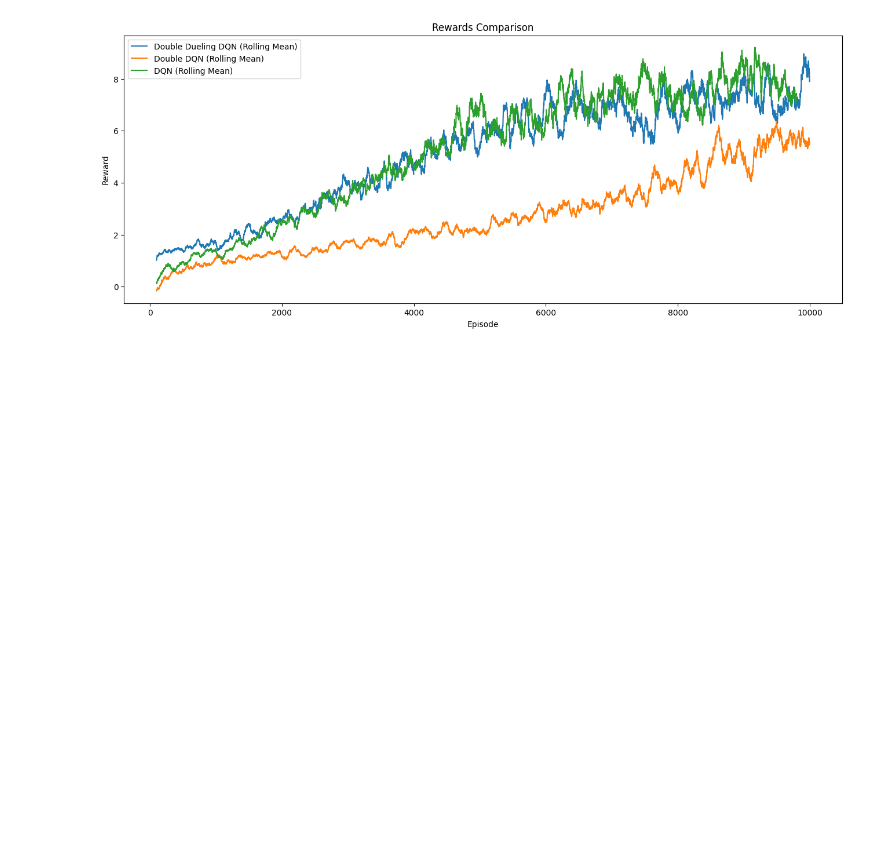
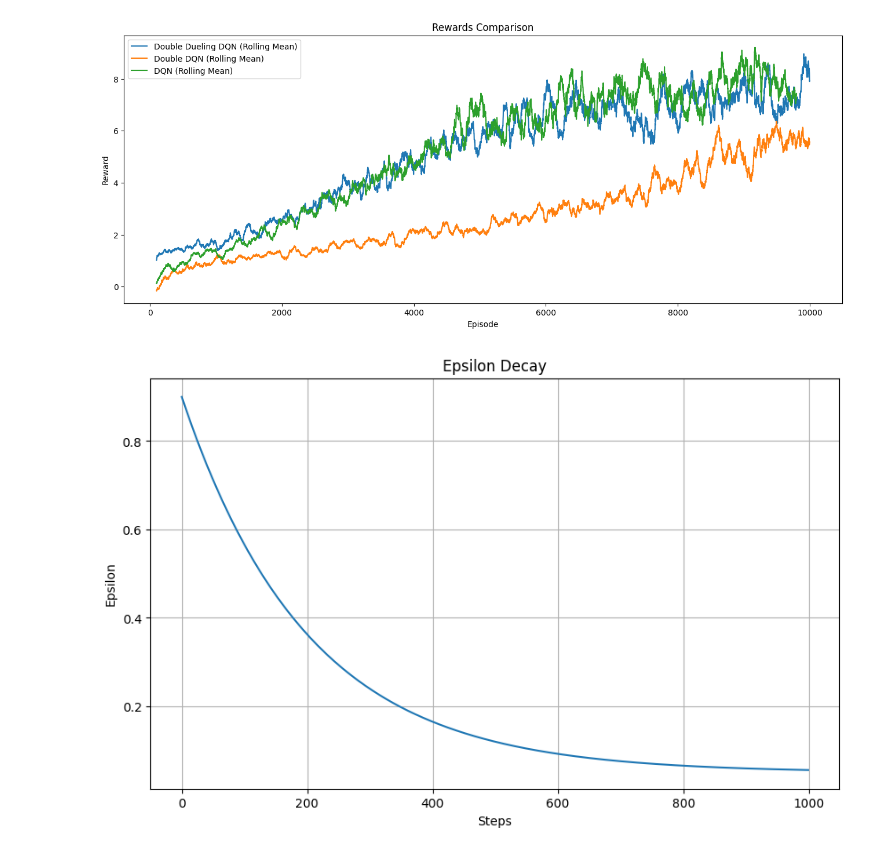
Before and after one commit to wrathchild14/snake_ai, a Jupyter notebook: rl/analysis.ipynb, the cells around one changed output. Cells and saved outputs as stored; diff of their text form; code cells hidden in the pictures; blank space fills up the shorter version.

Commit message:
add epsilon greedy decaying plot

```diff
--- a/rl/analysis.ipynb
+++ b/rl/analysis.ipynb
@@ -81,3 +81,20 @@ ax.legend()
 plt.show()
 # %% [output]
 [figure]
+# %%
+EPS_START = 0.9
+EPS_END = 0.05
+EPS_DECAY = 200
+
+steps = np.arange(1000)
+eps_threshold = EPS_END + (EPS_START - EPS_END) * np.exp(-1. * steps / EPS_DECAY)
+
+plt.figure(figsize=(10,6))
+plt.plot(steps, eps_threshold)
+plt.title('Epsilon Decay')
+plt.xlabel('Steps')
+plt.ylabel('Epsilon')
+plt.grid(True)
+plt.show()
+# %% [output]
+[figure, added]
```
